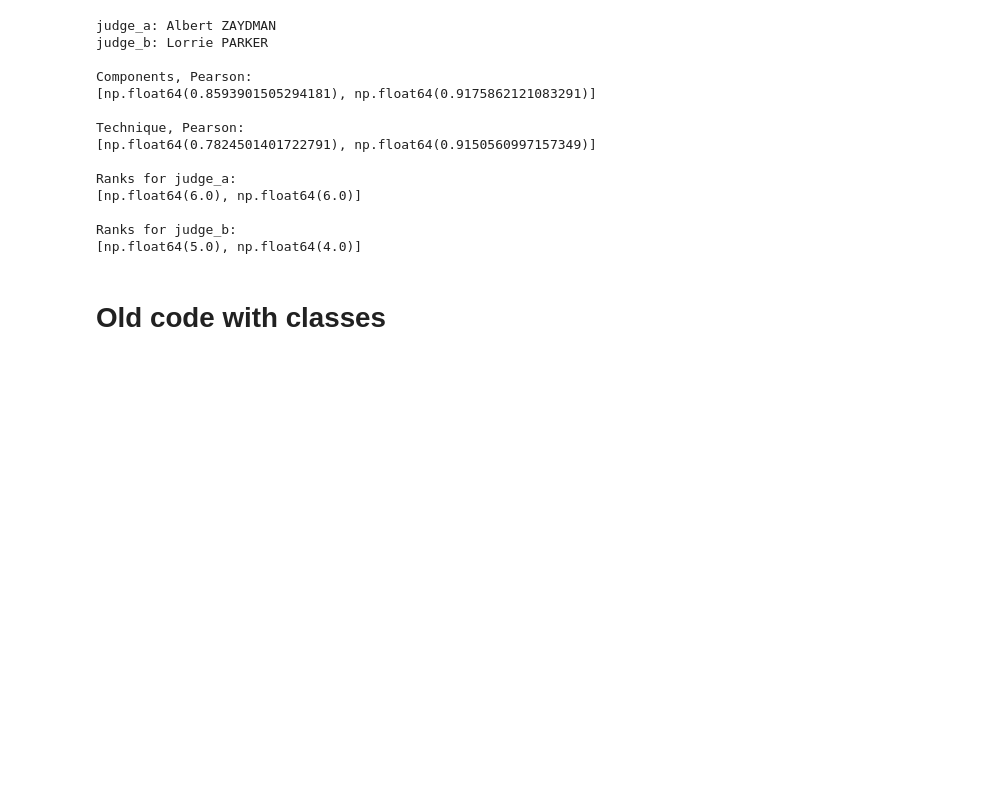
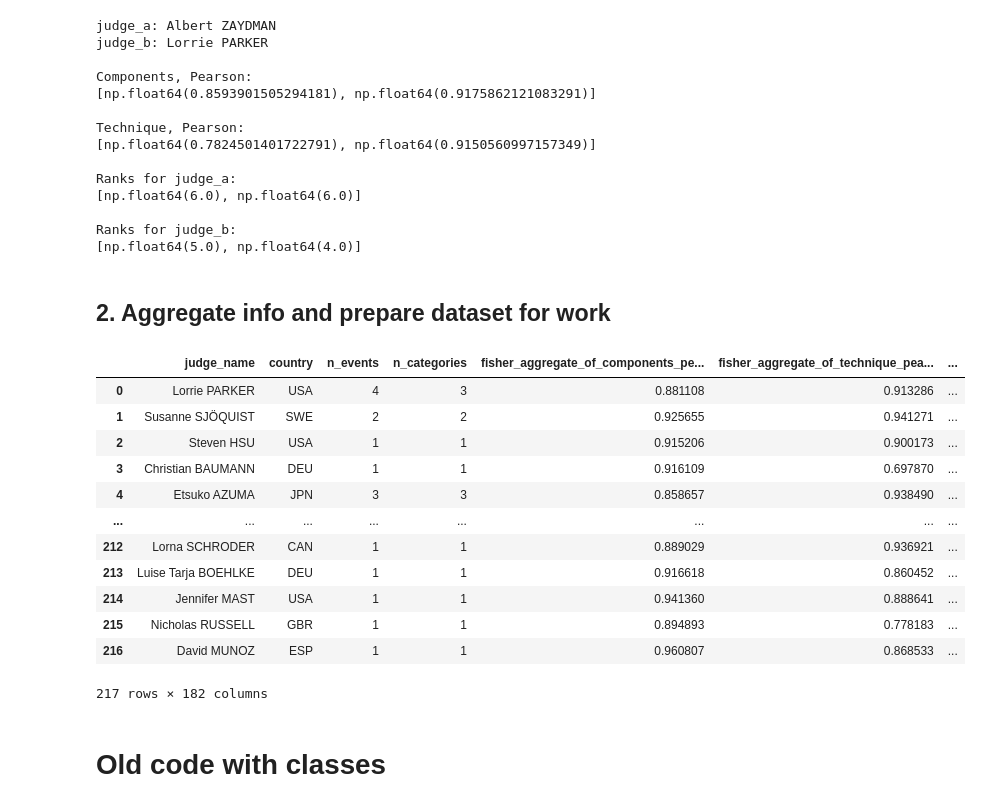
Before and after one commit to FrantsuazaPsychoIT/anomalous_judges_skating, a Jupyter notebook: notebooks/1.02-LF-make-graph.ipynb, the cells around one changed output. Saved outputs shown, nothing was run; the diff lists cells and outputs as text; code cells hidden in the pictures; blank space fills up the shorter version.

Commit message:
Add graph

```diff
--- a/notebooks/1.02-LF-make-graph.ipynb
+++ b/notebooks/1.02-LF-make-graph.ipynb
@@ -125,3 +142,25 @@ Ranks for judge_a:
 
 Ranks for judge_b:
 [np.float64(5.0), np.float64(4.0)]
+# %% [markdown]
+## 2. Aggregate info and prepare dataset for work
+# %%
+G_new, nodes_1_df = build_aggregated_judge_graph(
+    base_graph=G,
+)
+# %%
+nodes_1_df
+# %% [output]
+|  | judge_name | country | n_events | n_categories | fisher_aggregate_of_components_pe... | fisher_aggregate_of_technique_pea... | ... |
+| 0 | Lorrie PARKER | USA | 4 | 3 | 0.881108 | 0.913286 | ... |
+| 1 | Susanne SJÖQUIST | SWE | 2 | 2 | 0.925655 | 0.941271 | ... |
+| 2 | Steven HSU | USA | 1 | 1 | 0.915206 | 0.900173 | ... |
+| 3 | Christian BAUMANN | DEU | 1 | 1 | 0.916109 | 0.697870 | ... |
+| 4 | Etsuko AZUMA | JPN | 3 | 3 | 0.858657 | 0.938490 | ... |
+| ... | ... | ... | ... | ... | ... | ... | ... |
+| 212 | Lorna SCHRODER | CAN | 1 | 1 | 0.889029 | 0.936921 | ... |
+| 213 | Luise Tarja BOEHLKE | DEU | 1 | 1 | 0.916618 | 0.860452 | ... |
+| 214 | Jennifer MAST | USA | 1 | 1 | 0.941360 | 0.888641 | ... |
+| 215 | Nicholas RUSSELL | GBR | 1 | 1 | 0.894893 | 0.778183 | ... |
+| 216 | David MUNOZ | ESP | 1 | 1 | 0.960807 | 0.868533 | ... |
+217 rows × 182 columns
```
Also changed, not shown: parts of 7 cells of this notebook, 8 other files.
